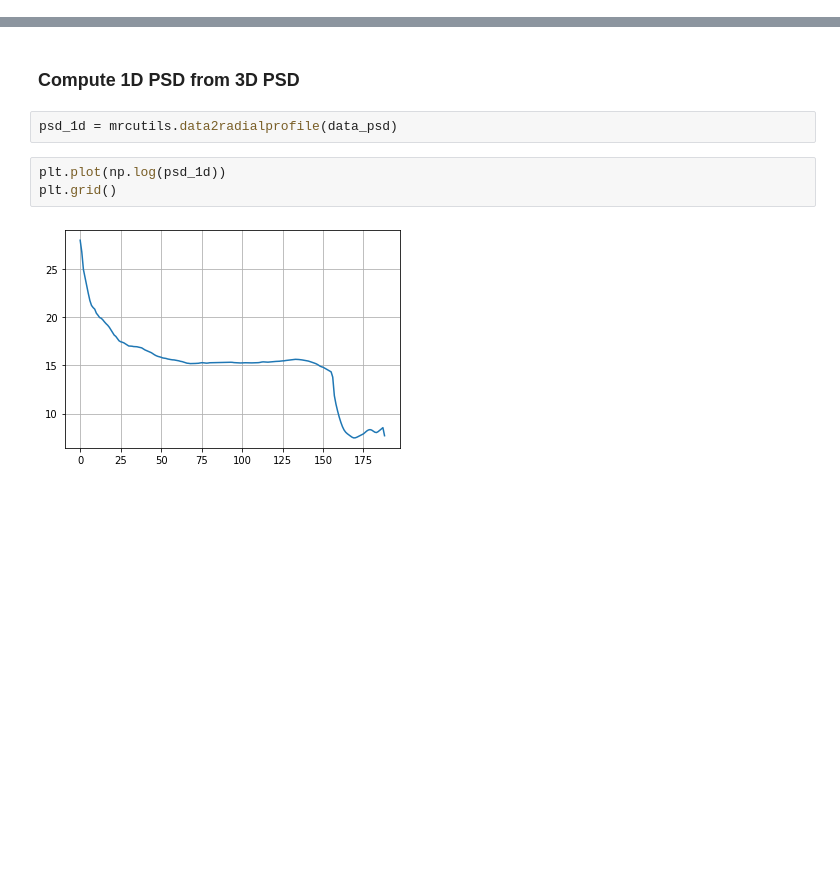
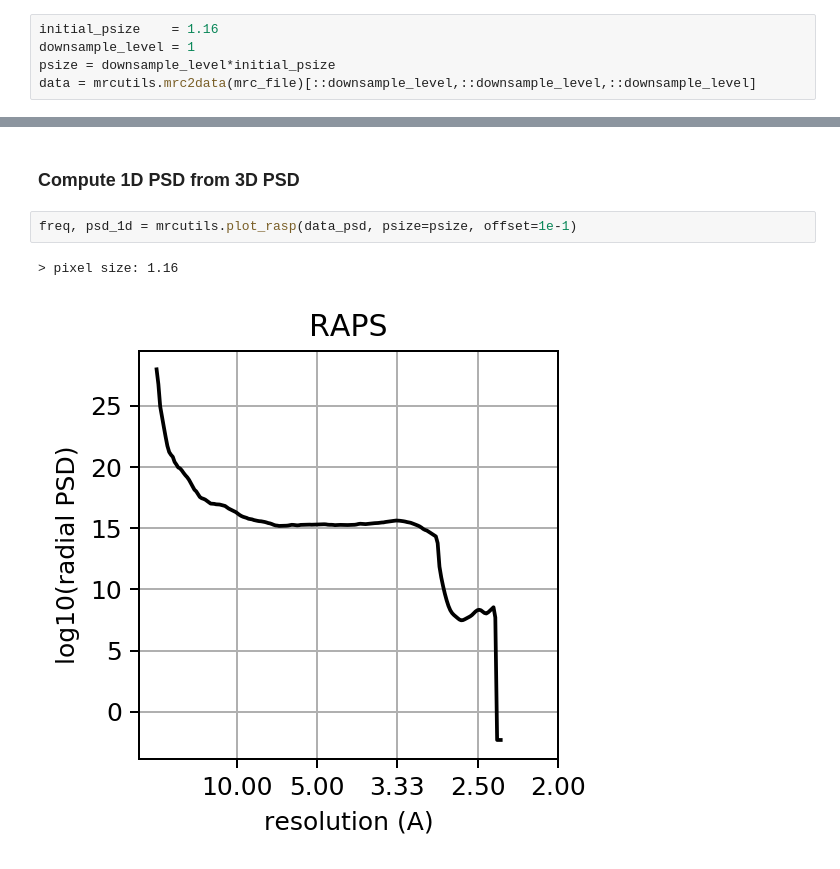
Before and after one commit to slaclab/cryoEM-notebooks, a Jupyter notebook: notebooks/Misc/computing 1D power spectrum of map.ipynb, the cells around one changed output, grey strips where cells are left out. Cells and saved outputs as stored; diff of their text form; blank space fills up the shorter version.

Commit message:
improved RASP in mrcutils

```diff
--- a/notebooks/Misc/computing 1D power spectrum of map.ipynb
+++ b/notebooks/Misc/computing 1D power spectrum of map.ipynb
@@ -18 +22,6 @@ data = mrcutils.mrc2data(mrc_file)
+# %%
+initial_psize    = 1.16
+downsample_level = 1
+psize = downsample_level*initial_psize
+data = mrcutils.mrc2data(mrc_file)[::downsample_level,::downsample_level,::downsample_level]
 # %%
@@ -29,10 +38,8 @@ mrcutils.showdata(np.log(data_psd),level=[1,2])
 [figure]
 # %% [markdown]
 ### Compute 1D PSD from 3D PSD
-# %%
-psd_1d = mrcutils.data2radialprofile(data_psd)
-# %%
-plt.plot(np.log(psd_1d))
-plt.grid()
-# %% [output]
-[figure, removed]
+# %%
+freq, psd_1d = mrcutils.plot_rasp(data_psd, psize=psize, offset=1e-1)
+# %% [output]
+> pixel size: 1.16
+[figure, added]
```
Also changed, not shown: parts of 4 cells of this notebook, 1 other file.
